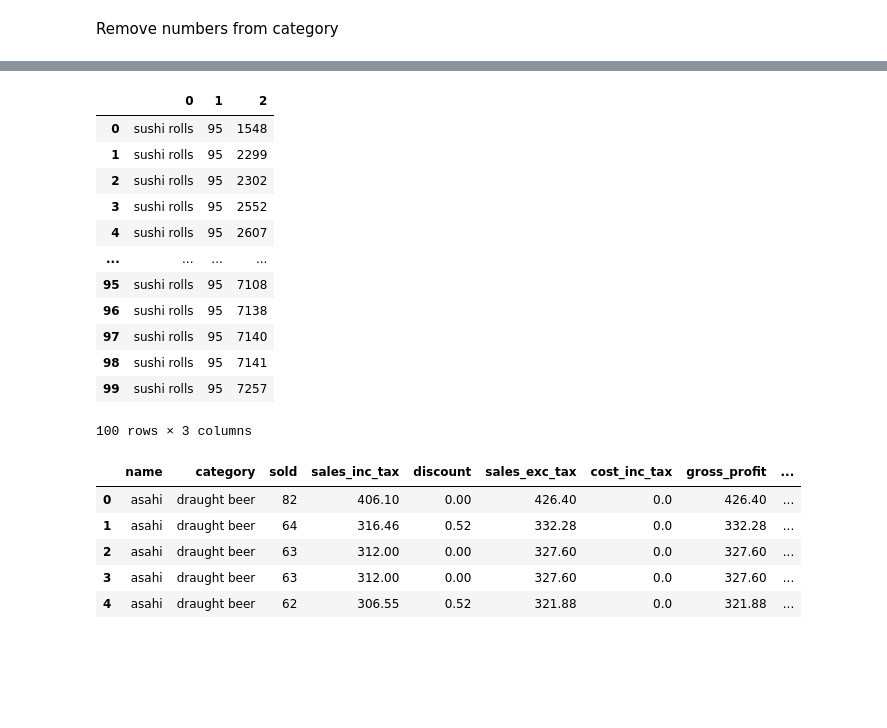
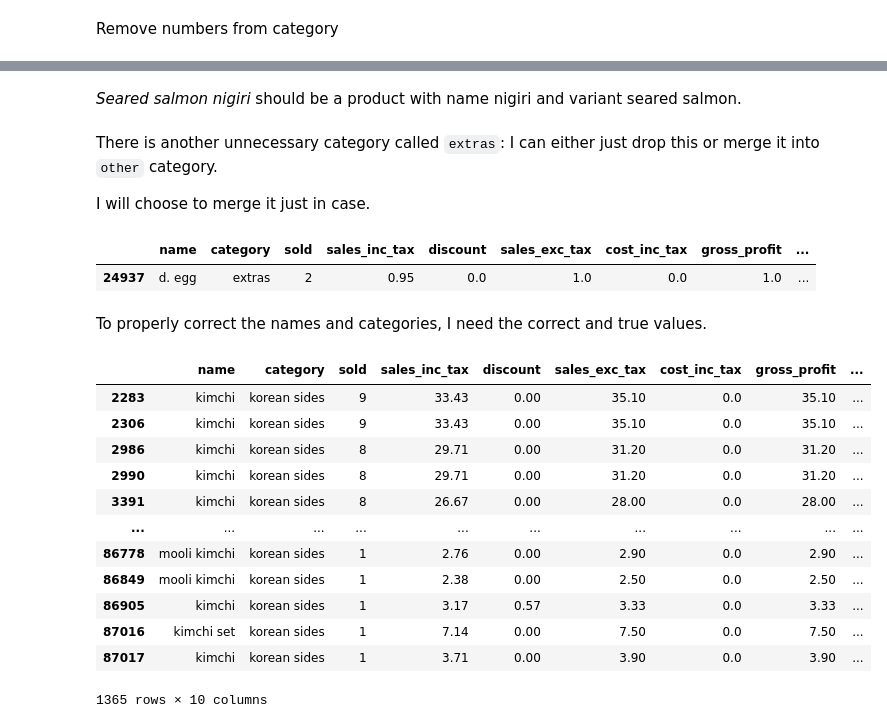
Before and after one commit to lestherll/restaurant-data-analytics, a Jupyter notebook: data_cleaning.ipynb, the cells around one changed output, grey strips where cells are left out. Cells and saved outputs as stored; diff of their text form; code cells hidden in the pictures; blank space fills up the shorter version.

```diff
--- a/data_cleaning.ipynb
+++ b/data_cleaning.ipynb
@@ -254,5 +256,5 @@ Thus I will replace it with `custom` category.
 # %%
-df  = df.fillna("custom")
+df  = df.fillna("other")
 df.head()
 # %% [output]
 |  | name | category | sold | sales_inc_tax | discount | sales_exc_tax | cost_inc_tax | gross_profit | ... |
@@ -477,8 +481,9 @@ Remove numbers and noise from name
 # %%
 for col in ["name", "category"]:
     df[col] = df[col].str.replace("\(.+\)", "", regex=True)
-    df[col] = df[col].str.replace("^(\d{1,2}\.?)\s*", "", regex=True)
+    df[col] = df[col].str.replace("^(\d{1,2}[a-z]?\.?)\s*", "", regex=True)
 
+df.name = df.name.str.strip()
 df.tail()
 # %% [output]
 |  | name | category | sold | sales_inc_tax | discount | sales_exc_tax | cost_inc_tax | gross_profit | ... |
@@ -524,25 +516,21 @@ categories = [
-# %%
-pd.DataFrame(process.extract("sushi roll", df.category, limit=100))#[0].unique()
-# %% [output]
-|  | 0 | 1 | 2 |
-| 0 | sushi rolls | 95 | 1548 |
-| 1 | sushi rolls | 95 | 2299 |
-| 2 | sushi rolls | 95 | 2302 |
-| 3 | sushi rolls | 95 | 2552 |
-| 4 | sushi rolls | 95 | 2607 |
-| ... | ... | ... | ... |
-| 95 | sushi rolls | 95 | 7108 |
-| 96 | sushi rolls | 95 | 7138 |
-| 97 | sushi rolls | 95 | 7140 |
-| 98 | sushi rolls | 95 | 7141 |
-| 99 | sushi rolls | 95 | 7257 |
-100 rows × 3 columns
-# %%
-df.head()
-# %% [output]
-|  | name | category | sold | sales_inc_tax | discount | sales_exc_tax | cost_inc_tax | gross_profit | ... |
-| 0 | asahi | draught beer | 82 | 406.10 | 0.00 | 426.40 | 0.0 | 426.40 | ... |
-| 1 | asahi | draught beer | 64 | 316.46 | 0.52 | 332.28 | 0.0 | 332.28 | ... |
-| 2 | asahi | draught beer | 63 | 312.00 | 0.00 | 327.60 | 0.0 | 327.60 | ... |
-| 3 | asahi | draught beer | 63 | 312.00 | 0.00 | 327.60 | 0.0 | 327.60 | ... |
-| 4 | asahi | draught beer | 62 | 306.55 | 0.52 | 321.88 | 0.0 | 321.88 | ... |
+# %% [markdown]
+*Seared salmon nigiri* should be a product with name nigiri and variant seared salmon.
+# %%
+indices = df[df.category == "seared salmon nigiri"].index
+df.loc[indices, "name"] = "nigiri"
+df.loc[indices, "category"] = "sushi"
+df.loc[indices, "variant"] = "seared salmon"
+# %% [markdown]
+There is another unnecessary category called `extras`: I can either just drop this or merge it into `other` category.
+
+I will choose to merge it just in case.
+# %%
+df[df.category == "extras"]
+# %% [output]
+|  | name | category | sold | sales_inc_tax | discount | sales_exc_tax | cost_inc_tax | gross_profit | ... |
+| 24937 | d. egg | extras | 2 | 0.95 | 0.0 | 1.0 | 0.0 | 1.0 | ... |
+# %%
+indices = df[df.category == "extras"].index
+df.loc[indices, "name"] = "egg"
+df.loc[indices, "category"] = "other"
+df.loc[indices, "variant"] = "standard"
@@ -548,0 +539,2 @@ df.head()
+# %% [markdown]
+To properly correct the names and categories, I need the correct and true values.
@@ -548,0 +587,16 @@ df.head()
+# %%
+df[df.category == "korean sides"]
+# %% [output]
+|  | name | category | sold | sales_inc_tax | discount | sales_exc_tax | cost_inc_tax | gross_profit | ... |
+| 2283 | kimchi | korean sides | 9 | 33.43 | 0.00 | 35.10 | 0.0 | 35.10 | ... |
+| 2306 | kimchi | korean sides | 9 | 33.43 | 0.00 | 35.10 | 0.0 | 35.10 | ... |
+| 2986 | kimchi | korean sides | 8 | 29.71 | 0.00 | 31.20 | 0.0 | 31.20 | ... |
+| 2990 | kimchi | korean sides | 8 | 29.71 | 0.00 | 31.20 | 0.0 | 31.20 | ... |
+| 3391 | kimchi | korean sides | 8 | 26.67 | 0.00 | 28.00 | 0.0 | 28.00 | ... |
+| ... | ... | ... | ... | ... | ... | ... | ... | ... | ... |
+| 86778 | mooli kimchi | korean sides | 1 | 2.76 | 0.00 | 2.90 | 0.0 | 2.90 | ... |
+| 86849 | mooli kimchi | korean sides | 1 | 2.38 | 0.00 | 2.50 | 0.0 | 2.50 | ... |
+| 86905 | kimchi | korean sides | 1 | 3.17 | 0.57 | 3.33 | 0.0 | 3.33 | ... |
+| 87016 | kimchi set | korean sides | 1 | 7.14 | 0.00 | 7.50 | 0.0 | 7.50 | ... |
+| 87017 | kimchi | korean sides | 1 | 3.71 | 0.00 | 3.90 | 0.0 | 3.90 | ... |
+1365 rows × 10 columns
```
Also changed, not shown: parts of 28 cells of this notebook, 1 other file.
